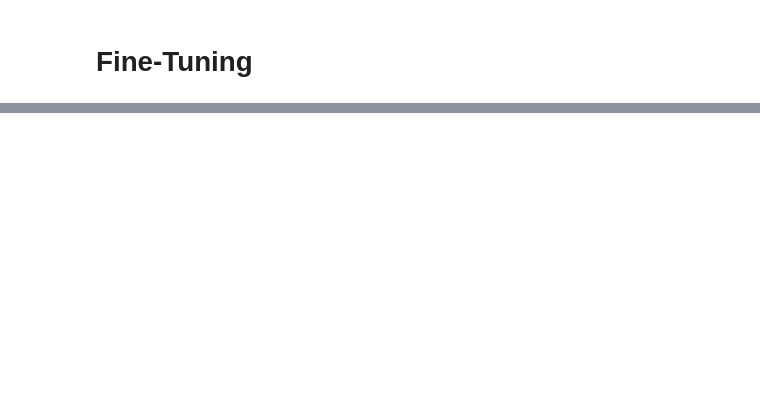
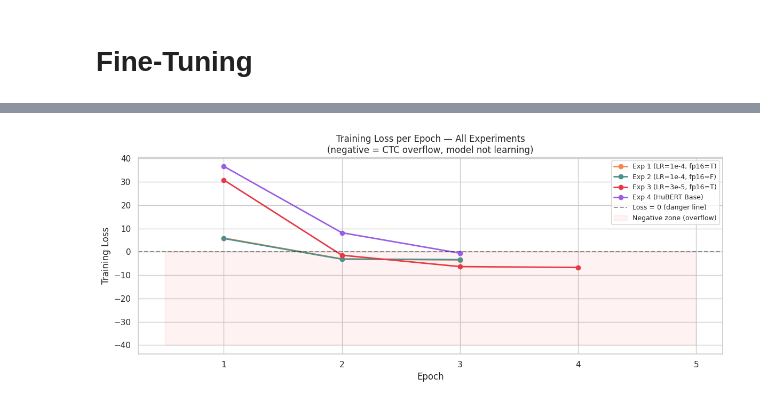
Before and after one commit to irsyad-kamil/indonesia-ai-nlpa-voice-recognition-irsyad, a Jupyter notebook: notebooks/hubert.ipynb, the cells around one changed output, grey strips where cells are left out. Cells and saved outputs as stored; diff of their text form; code cells hidden in the pictures; blank space fills up the shorter version.

```diff
--- a/notebooks/hubert.ipynb
+++ b/notebooks/hubert.ipynb
@@ -940,0 +1121,26 @@ Val samples   : 56
+# %%
+# Training loss for each experiment across epochs
+exp_losses = {
+    "Exp 1 (LR=1e-4, fp16=T)": [5.928702, -3.010707, -3.459039],
+    "Exp 2 (LR=1e-4, fp16=F)": [5.755350, -3.120224, -3.327763],
+    "Exp 3 (LR=3e-5, fp16=T)": [30.852087, -1.422624, -6.319926, -6.682419],
+    "Exp 4 (HuBERT Base)"     : [36.702544, 8.220558, -0.546492],
+}
+
+colors_loss = ["#f9844a", "#4d908e", "#e63946", "#9b5de5"]
+
+plt.figure(figsize=(12, 5))
+for (name, losses), color in zip(exp_losses.items(), colors_loss):
+    epochs = list(range(1, len(losses) + 1))
+    plt.plot(epochs, losses, marker="o", label=name, color=color, linewidth=2)
+
+plt.axhline(y=0, color="black", linestyle="--", alpha=0.4, label="Loss = 0 (danger line)")
+plt.fill_between([0.5, 5], [0, 0], [-40, -40], alpha=0.05, color="red", label="Negative zone (overflow)")
+plt.xlabel("Epoch")
+plt.ylabel("Training Loss")
+plt.title("Training Loss per Epoch — All Experiments\n(negative = CTC overflow, model not learning)")
+plt.legend(fontsize=9)
+plt.tight_layout()
+plt.show()
+# %% [output]
+[figure, added]
```
Also changed, not shown: parts of 24 cells of this notebook.
